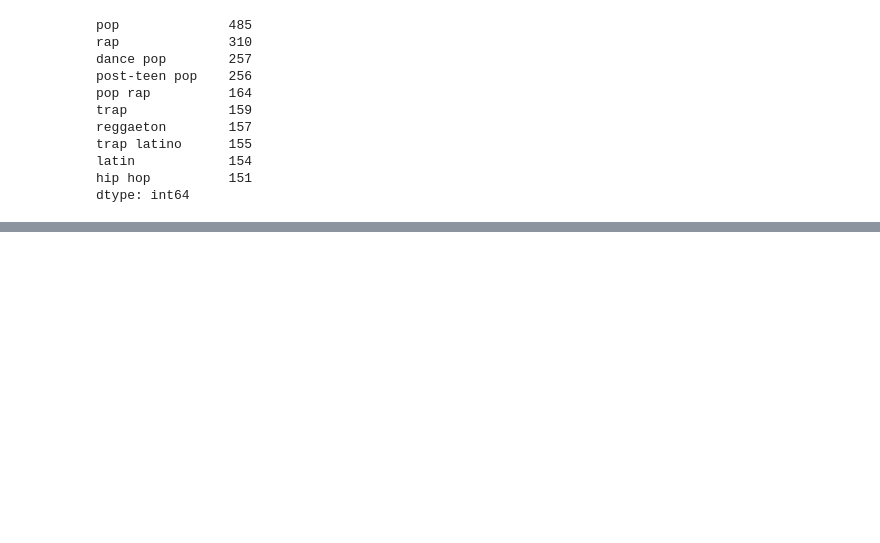
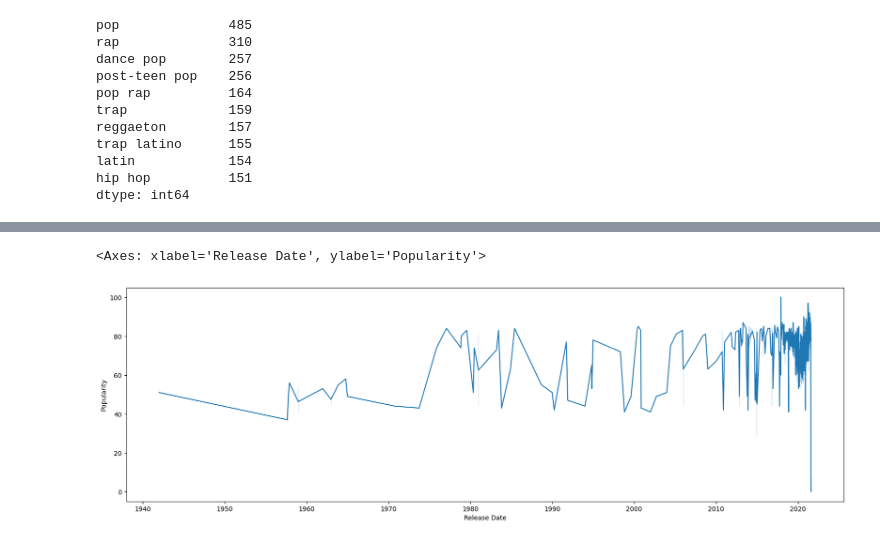
Before and after one commit to Ahmed-Rashid200307/data-analysis, a Jupyter notebook: Spotify/spotify.ipynb, the cells around one changed output, grey strips where cells are left out. Saved outputs shown, nothing was run; the diff lists cells and outputs as text; code cells hidden in the pictures; blank space fills up the shorter version.

```diff
--- a/Spotify/spotify.ipynb
+++ b/Spotify/spotify.ipynb
@@ -189,0 +334,6 @@ dtype: int64
+# %%
+plt.figure(figsize=(20,6))
+sns.lineplot(data=df, x='Release Date', y='Popularity')
+# %% [output]
+<Axes: xlabel='Release Date', ylabel='Popularity'>
+[figure, added]
```
Also changed, not shown: parts of 13 cells of this notebook.
